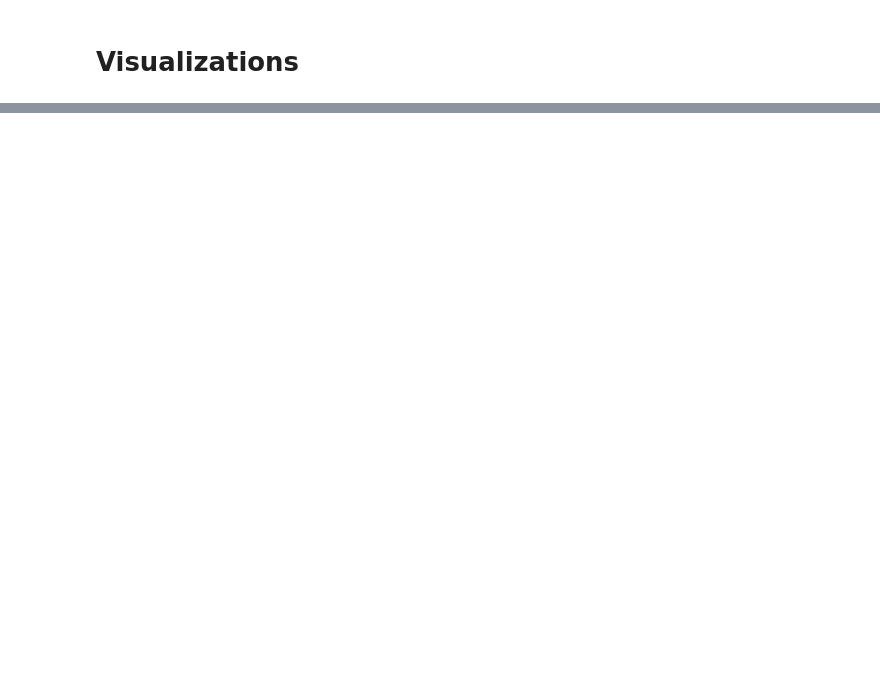
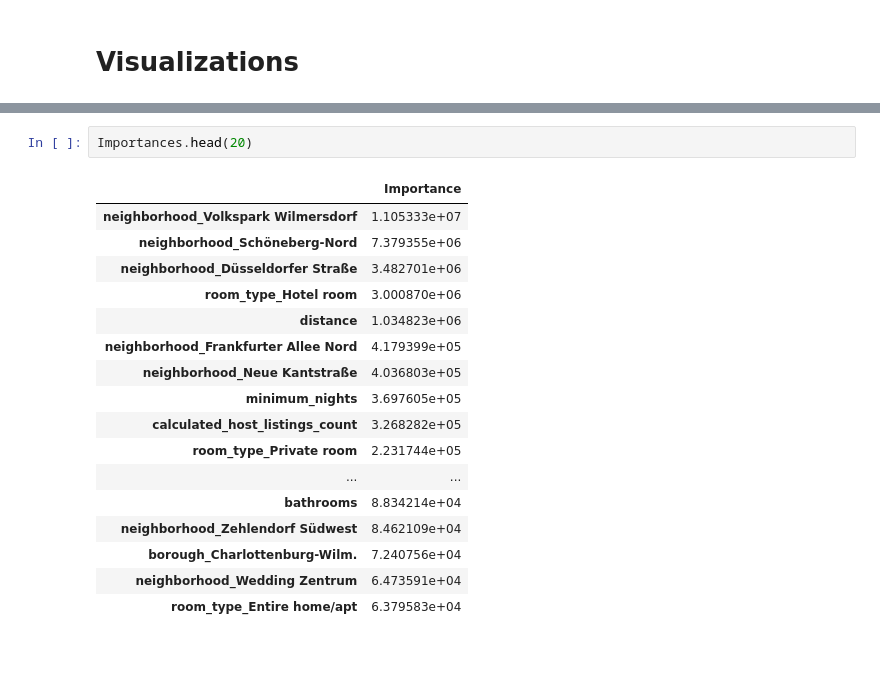
Before and after one commit to alexcerce/Berlin_Airbnb, a Jupyter notebook: Airbnb_Berlin_Main.ipynb, the cells around one changed output, grey strips where cells are left out. Saved outputs shown, nothing was run; the diff lists cells and outputs as text; blank space fills up the shorter version.

```diff
--- a/Airbnb_Berlin_Main.ipynb
+++ b/Airbnb_Berlin_Main.ipynb
@@ -621,0 +776,22 @@ Name: square_feet, dtype: float64
+# %%
+Importances.head(20)
+# %% [output]
+|  | Importance |
+| neighborhood_Volkspark Wilmersdorf | 1.105333e+07 |
+| neighborhood_Schöneberg-Nord | 7.379355e+06 |
+| neighborhood_Düsseldorfer Straße | 3.482701e+06 |
+| room_type_Hotel room | 3.000870e+06 |
+| distance | 1.034823e+06 |
+| neighborhood_Frankfurter Allee Nord | 4.179399e+05 |
+| neighborhood_Neue Kantstraße | 4.036803e+05 |
+| minimum_nights | 3.697605e+05 |
+| calculated_host_listings_count | 3.268282e+05 |
+| room_type_Private room | 2.231744e+05 |
+| ... | ... |
+| bathrooms | 8.834214e+04 |
+| neighborhood_Zehlendorf Südwest | 8.462109e+04 |
+| borough_Charlottenburg-Wilm. | 7.240756e+04 |
+| neighborhood_Wedding Zentrum | 6.473591e+04 |
+| room_type_Entire home/apt | 6.379583e+04 |
+# %% [markdown]
+###
```
Also changed, not shown: parts of 18 cells of this notebook.
